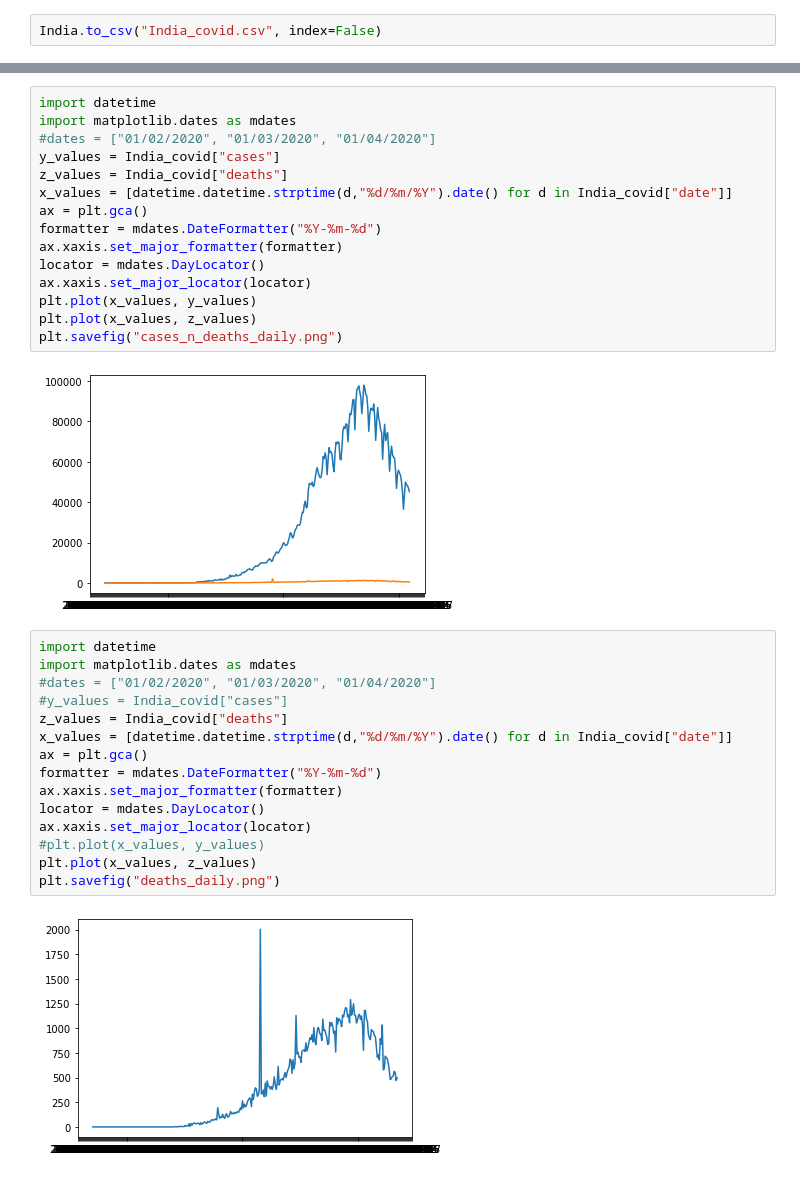
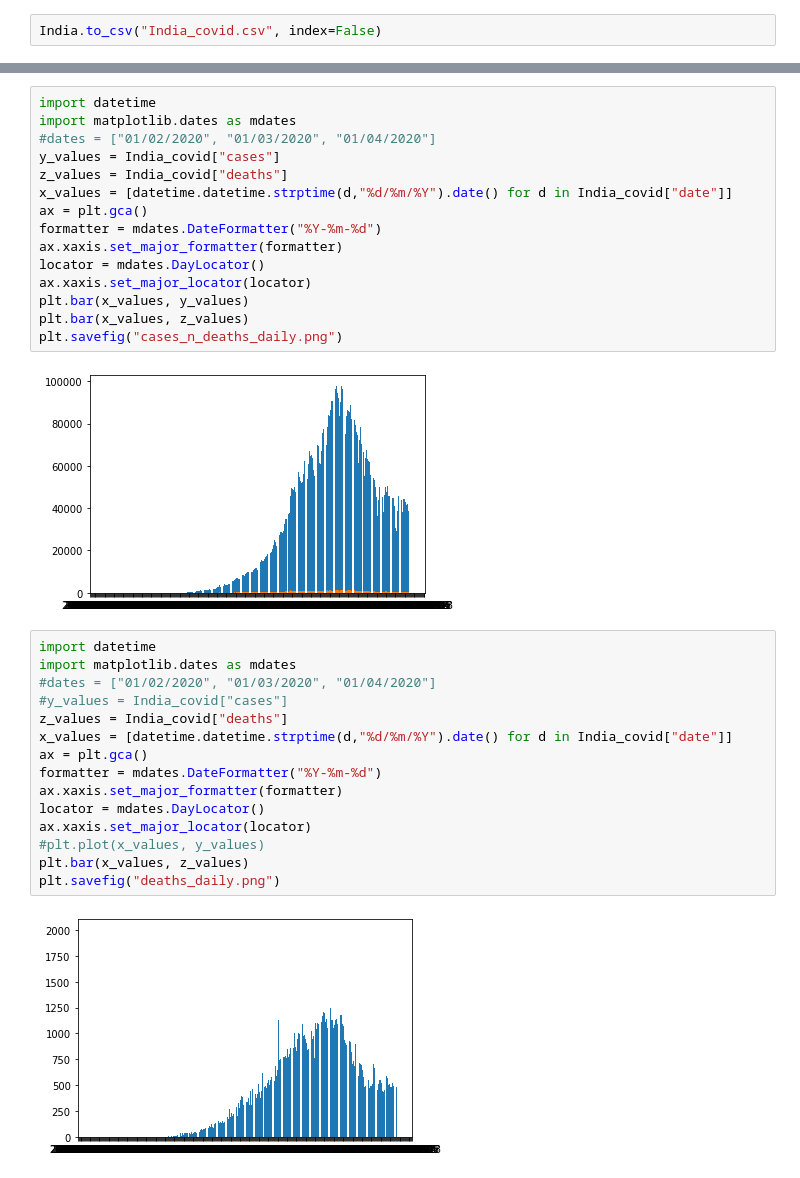
Before and after one commit to ramarav/Covid_India_Statistics, a Jupyter notebook: COVID-19_India.ipynb, the cells around one changed output, grey strips where cells are left out. Drawn from its saved outputs; the diff is of its cells as text.

```diff
--- a/COVID-19_India.ipynb
+++ b/COVID-19_India.ipynb
@@ -213,20 +213,20 @@ India_covid.plot.bar()
 # %%
 import datetime
 import matplotlib.dates as mdates
 #dates = ["01/02/2020", "01/03/2020", "01/04/2020"]
 y_values = India_covid["cases"]
 z_values = India_covid["deaths"]
 x_values = [datetime.datetime.strptime(d,"%d/%m/%Y").date() for d in India_covid["date"]]
 ax = plt.gca()
 formatter = mdates.DateFormatter("%Y-%m-%d")
 ax.xaxis.set_major_formatter(formatter)
 locator = mdates.DayLocator()
 ax.xaxis.set_major_locator(locator)
-plt.plot(x_values, y_values)
-plt.plot(x_values, z_values)
+plt.bar(x_values, y_values)
+plt.bar(x_values, z_values)
 plt.savefig("cases_n_deaths_daily.png")
 # %% [output]
-[figure, old version]
+[figure, new version]
 # %%
 import datetime
 import matplotlib.dates as mdates
@@ -240,10 +240,10 @@ ax.xaxis.set_major_formatter(formatter)
 locator = mdates.DayLocator()
 ax.xaxis.set_major_locator(locator)
 #plt.plot(x_values, y_values)
-plt.plot(x_values, z_values)
+plt.bar(x_values, z_values)
 plt.savefig("deaths_daily.png")
 # %% [output]
-[figure, old version]
+[figure, new version]
 # %%
 import datetime
 import matplotlib.dates as mdates
```
Also changed, not shown: parts of 15 cells of this notebook, 1 other file.
